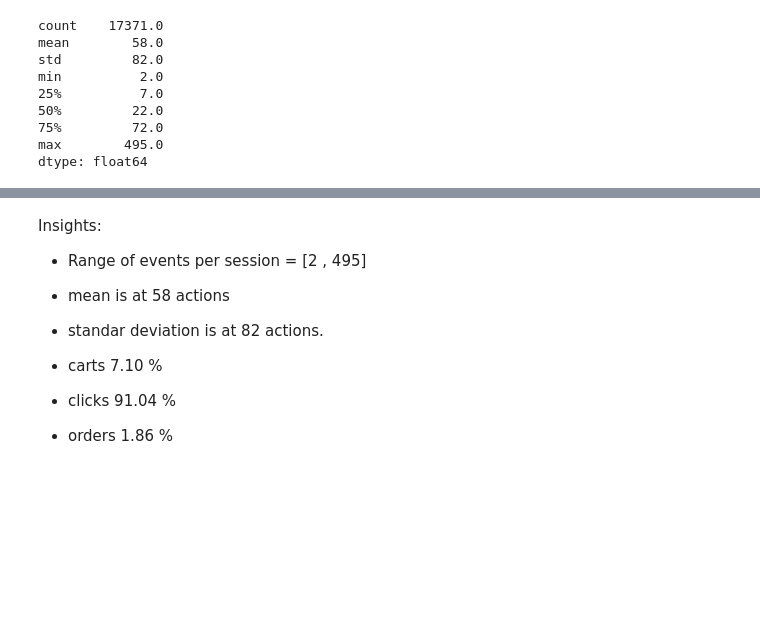
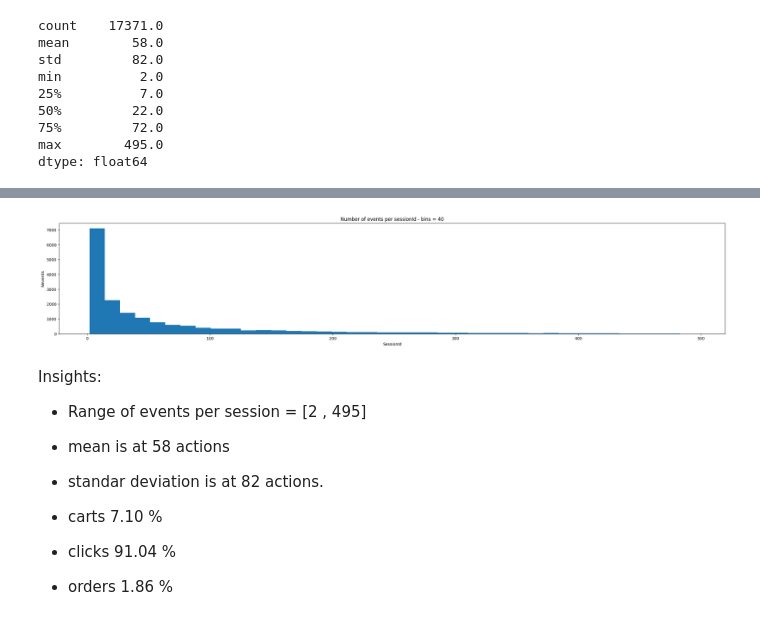
Before and after one commit to akrogv/exploracio-ml-python, a Jupyter notebook: Session_Based_Recommendation/Source/exploration.ipynb, the cells around one changed output, grey strips where cells are left out. Saved outputs shown, nothing was run; the diff lists cells and outputs as text; code cells hidden in the pictures; blank space fills up the shorter version.

```diff
--- a/Session_Based_Recommendation/Source/exploration.ipynb
+++ b/Session_Based_Recommendation/Source/exploration.ipynb
@@ -52,6 +52,11 @@ min          2.0
 max        495.0
 dtype: float64
 # %%
-nbins=25
-px.histogram(listofactions,nbins=nbins,title=f"Number of events per sessionId - bins = {nbins}")
+nbins=40
+plt.figure(figsize=(30,5))
+plt.hist(listofactions,nbins)
+plt.title(f"Number of events per sessionId - bins = {nbins}")
+plt.xlabel("SessionId")
+plt.ylabel("Nevents")
+plt.show()
 # %% [output]
@@ -60,3 +63,4 @@ px.histogram(listofactions,nbins=nbins,title=f"Number of events per sessionId -
+[figure, added]
 # %% [markdown]
 Insights:
 
```
Also changed, not shown: parts of 8 cells of this notebook, 3 other files.
